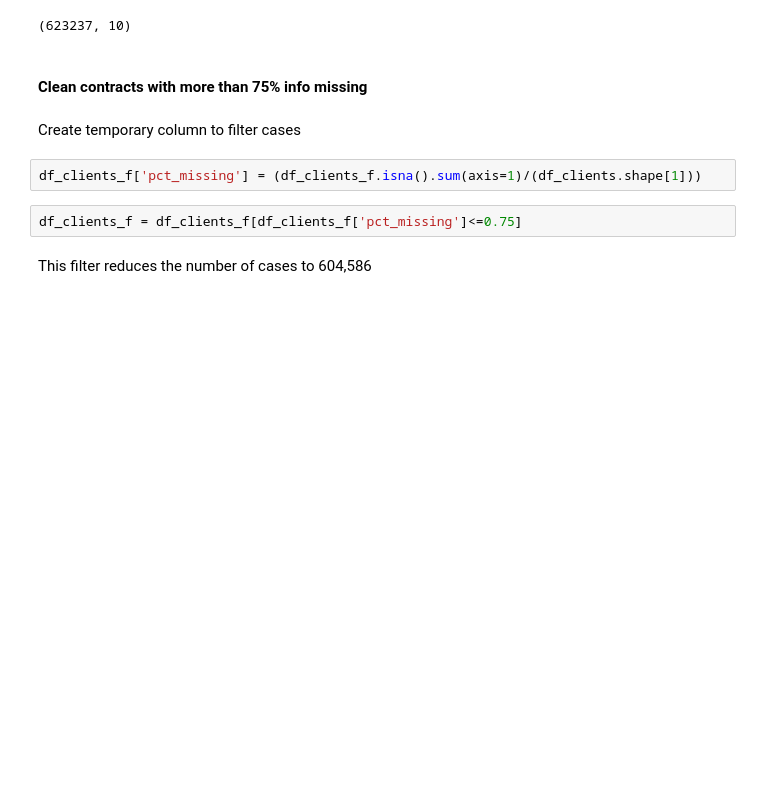
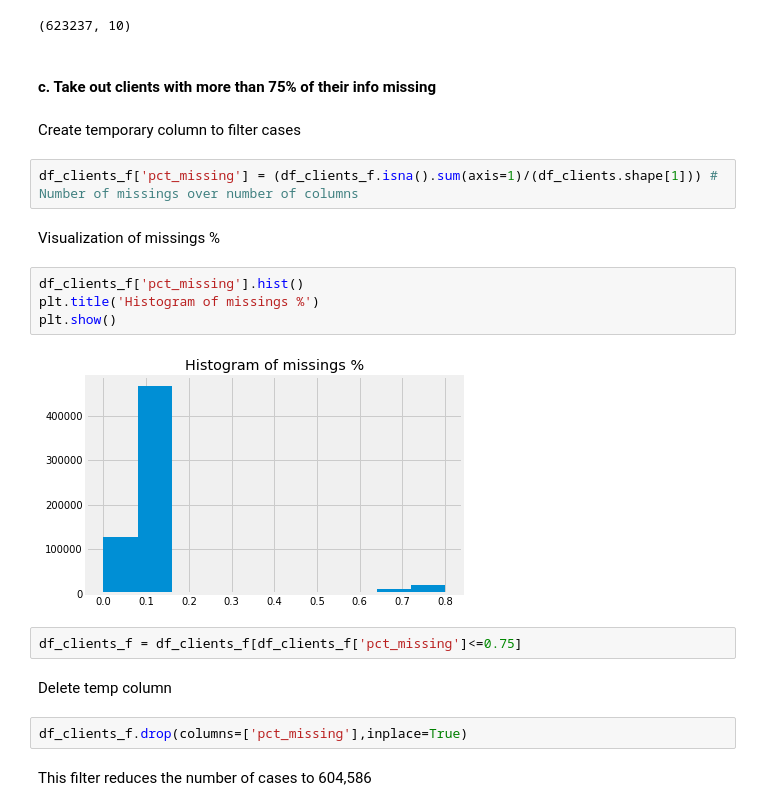
Before and after one commit to DenisTros/kin_analytics_trosman, a Jupyter notebook: notebooks/kin_analytics_trosman.ipynb, the cells around one changed output. Drawn from its saved outputs; the diff is of its cells as text; blank space fills up the shorter version.

```diff
--- a/notebooks/kin_analytics_trosman.ipynb
+++ b/notebooks/kin_analytics_trosman.ipynb
@@ -212,13 +200,25 @@ df_clients_f.shape
 # %% [output]
 (623237, 10)
 # %% [markdown]
-#### Clean contracts with more than 75% info missing
+#### c. Take out clients with more than 75% of their info missing
 # %% [markdown]
 Create temporary column to filter cases
 # %%
-df_clients_f['pct_missing'] = (df_clients_f.isna().sum(axis=1)/(df_clients.shape[1]))
+df_clients_f['pct_missing'] = (df_clients_f.isna().sum(axis=1)/(df_clients.shape[1])) # Number of missings over number of columns
+# %% [markdown]
+Visualization of missings %
+# %%
+df_clients_f['pct_missing'].hist()
+plt.title('Histogram of missings %')
+plt.show()
+# %% [output]
+[figure, added]
 # %%
 df_clients_f = df_clients_f[df_clients_f['pct_missing']<=0.75]
+# %% [markdown]
+Delete temp column
+# %%
+df_clients_f.drop(columns=['pct_missing'],inplace=True)
 # %% [markdown]
 This filter reduces the number of cases to 604,586
 # %%
```
Also changed, not shown: parts of 97 cells of this notebook.
